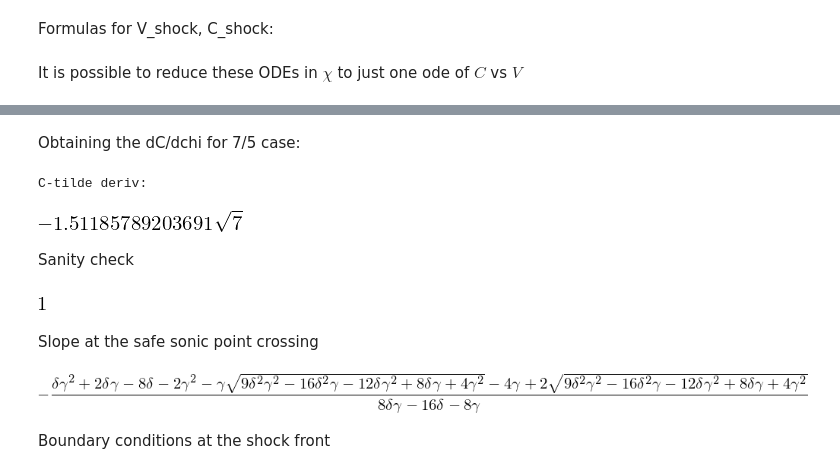
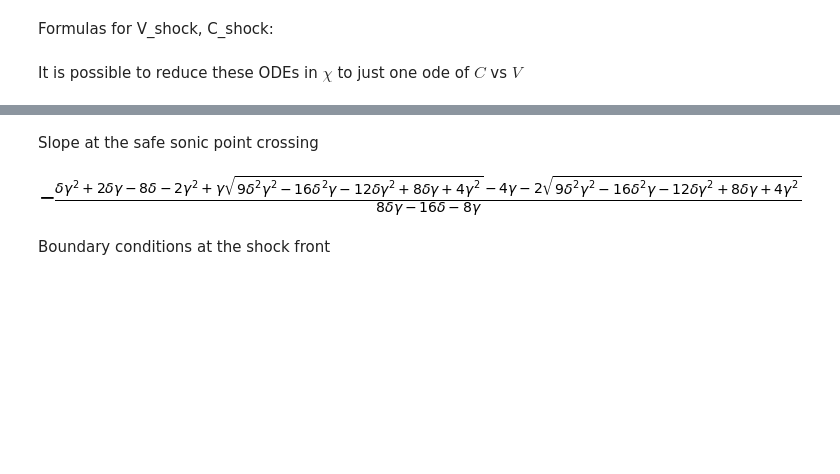
Before and after one commit to bolverk/cratering_problem, a Jupyter notebook: testing_zeldovich.ipynb, the cells around one changed output, grey strips where cells are left out. Drawn from its saved outputs; the diff is of its cells as text; code cells hidden in the pictures; blank space fills up the shorter version.

```diff
--- a/testing_zeldovich.ipynb
+++ b/testing_zeldovich.ipynb
@@ -54,7 +55,7 @@ c = sympy.Function('c') # Speed of sound
 V = sympy.Function('V') # Dimensionless velocity
 C = sympy.Function('C') # Dimensionless speed of sound
 chi = sympy.Symbol('chi') # Dimensionless position
-delta = sympy.Symbol('delta') # Shock velocity position power law index
+delta = sympy.Symbol('delta', negative=True) # Shock velocity position power law index
 temp = [mass_conservation, momentum_conservation, entropy_conservation.subs(eos.lhs,eos.rhs).doit()]
 temp = [itm.subs(p(x,t), rho(x,t)*c(x,t)**2/gamma) for itm in temp]
 temp = [itm.subs(rho(x,t), rho_0*D(x/X(t))) for itm in temp]
@@ -143,47 +108,18 @@ General v-tilde derivexpression
-# %% [markdown]
-Obtaining the dC/dchi for 7/5 case:
-# %%
-temp = dimles_derivatives[C(chi).diff(chi)]
-#print("General c-tilde deriv expression")
-#display(temp)
-
-temp = temp.subs(delta, -2./3.)
-temp = temp.subs(gamma, 7./5.)
-temp = temp.subs(V(chi), (5.*chi/3. - 5./6.)/chi)
-temp = temp.subs(C(chi), (sympy.sqrt(7)*sympy.sqrt(5 - 4*chi))/(6*chi))
-temp2 = temp.nsimplify().simplify().subs(chi, -1./2.)
-temp2 #yep, c is also right, these are the correct functions.
-print("C-tilde deriv:")
-display(temp2)
-#print("dcdv:")
-#temp2/temp1
-# %% [output]
-C-tilde deriv:
-[figure, removed]
-# %% [markdown]
-Sanity check
-# %%
-temp = sympy.sqrt(sympy.Rational(1,2)*gamma*(gamma-1)*(1-V_tilde)*V_tilde**2/(gamma*V_tilde-1))
-temp = dCdV.subs(C_tilde,temp)/temp.diff(V_tilde)
-temp = temp.subs(delta,sympy.Rational(-1,2))
-temp.simplify()
-# %% [output]
-[figure, removed]
 # %% [markdown]
 Slope at the safe sonic point crossing
 # %%
 alpha = sympy.Symbol('alpha', positive=True) # Slope
 DeltaV = sympy.Symbol(r'\Delta V', positive=True)
-temp = dCdV.subs(C_tilde,1-(2/(2-gamma))+alpha*DeltaV)
-temp = temp.subs(V_tilde, 2/(2-gamma)+DeltaV)
+temp = dCdV.subs(C_tilde,C_sonic+alpha*DeltaV)
+temp = temp.subs(V_tilde, V_sonic+DeltaV)
 temp = sympy.fraction(temp)
 temp = [sympy.diff(temp[0],DeltaV,2).subs(DeltaV,0).simplify(),
         sympy.diff(temp[1],DeltaV,2).subs(DeltaV,0).simplify()]
 temp = temp[0]/temp[1]
-sonic_line_slope = sympy.solve(alpha-temp,alpha)[0]
+sonic_line_slope = sympy.solve(alpha-temp,alpha)[1]
 sonic_line_slope
 # %% [output]
-[figure, old version]
+[figure, new version]
 # %% [markdown]
 Boundary conditions at the shock front
 # %%
```
Also changed, not shown: parts of 63 cells of this notebook.
